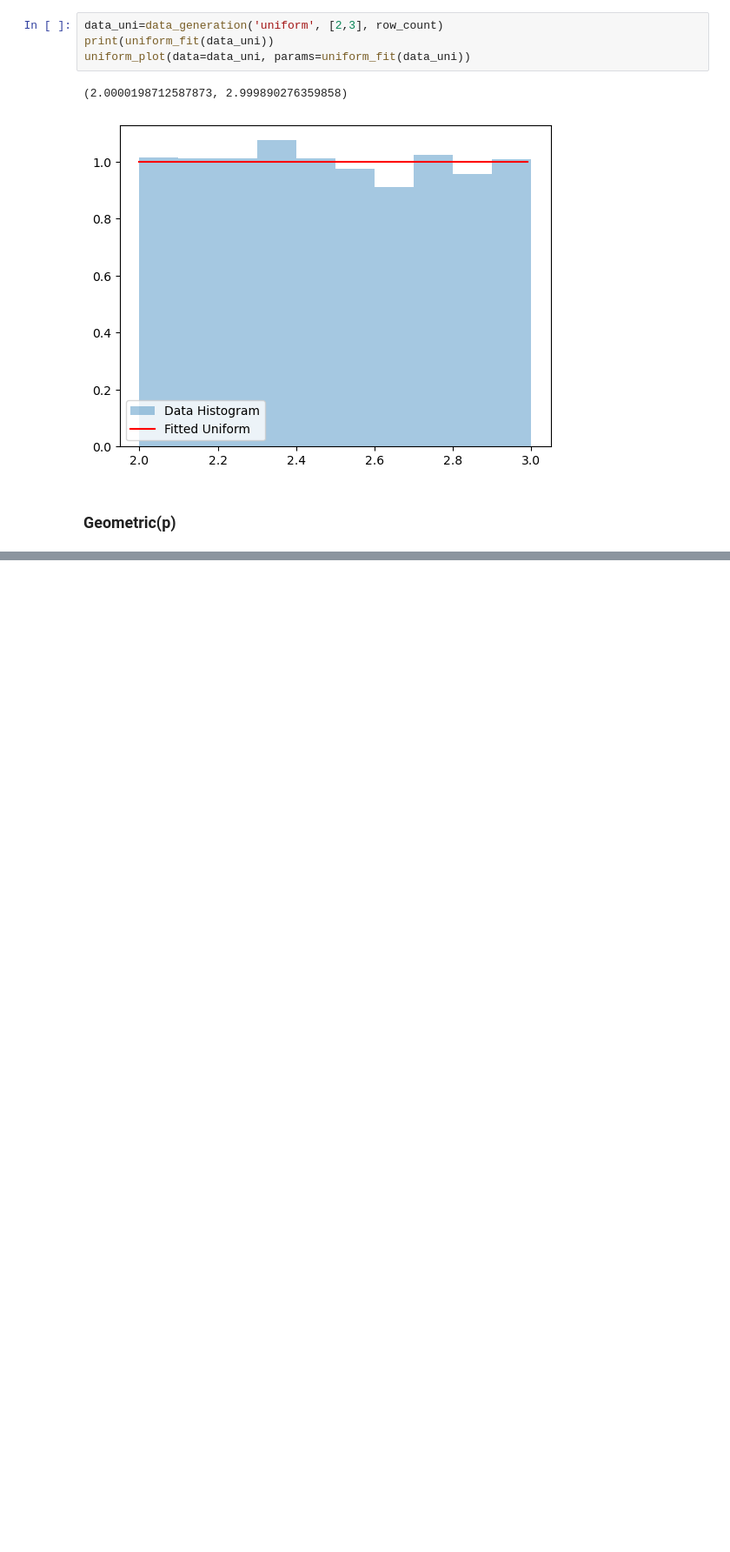
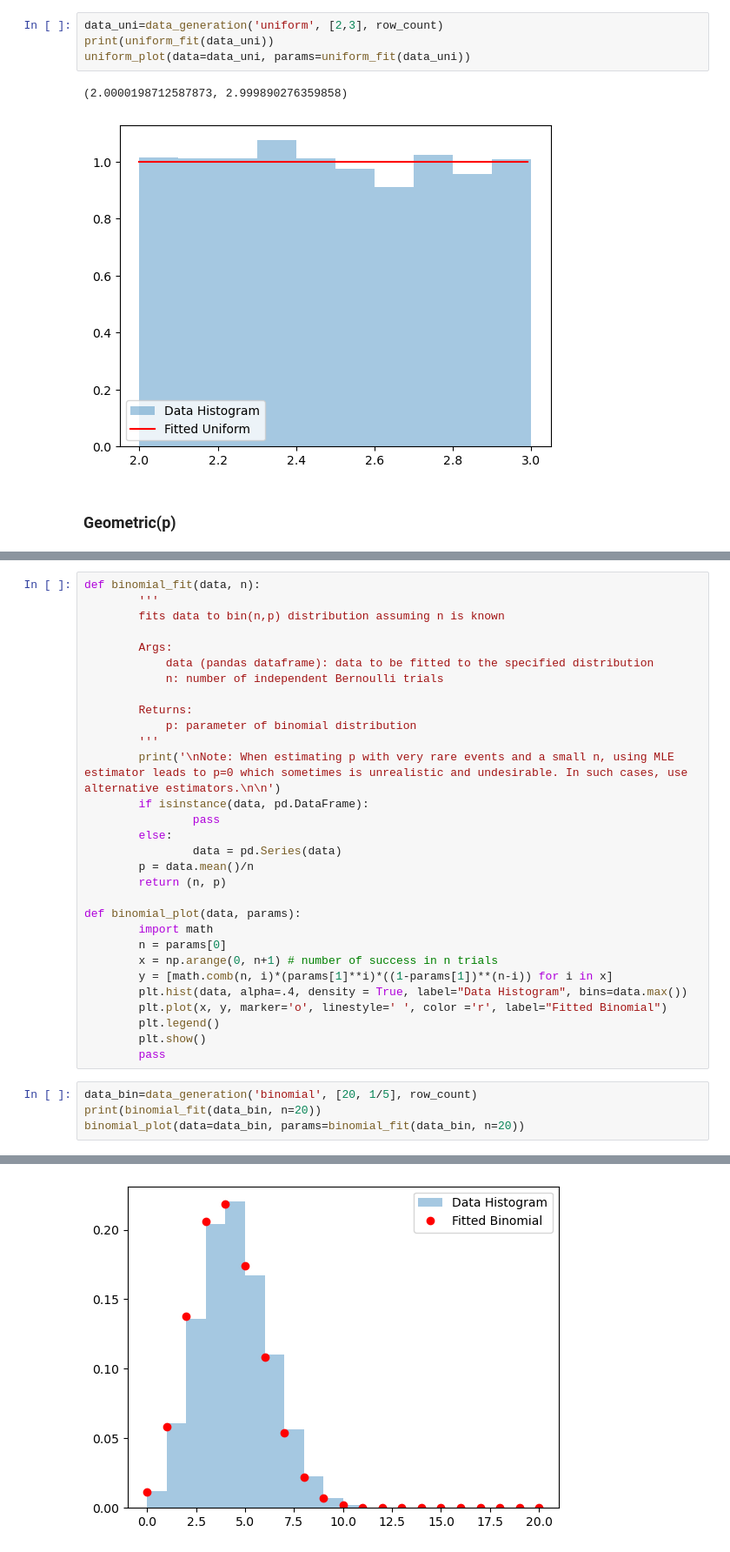
Before and after one commit to Mahshid-git/ISYE_6644_Distribution_Fitting, a Jupyter notebook: 01 Code/project_v2.ipynb, the cells around one changed output, grey strips where cells are left out. Shown at 87% size. Cells and saved outputs as stored; diff of their text form; blank space fills up the shorter version.

```diff
--- a/01 Code/project_v2.ipynb
+++ b/01 Code/project_v2.ipynb
@@ -272,0 +275,35 @@ geometric_plot(data=data_geom, params=geometric_fit(data_geom))
+# %%
+def binomial_fit(data, n):
+        '''
+        fits data to bin(n,p) distribution assuming n is known
+
+        Args:
+            data (pandas dataframe): data to be fitted to the specified distribution
+            n: number of independent Bernoulli trials
+
+        Returns:
+            p: parameter of binomial distribution
+        '''
+        print('\nNote: When estimating p with very rare events and a small n, using MLE estimator leads to p=0 which sometimes is unrealistic and undesirable. In such cases, use alternative estimators.\n\n')
+        if isinstance(data, pd.DataFrame):
+                pass
+        else:
+                data = pd.Series(data)
+        p = data.mean()/n
+        return (n, p)
+
+def binomial_plot(data, params):
+        import math
+        n = params[0]
+        x = np.arange(0, n+1) # number of success in n trials
+        y = [math.comb(n, i)*(params[1]**i)*((1-params[1])**(n-i)) for i in x]
+        plt.hist(data, alpha=.4, density = True, label="Data Histogram", bins=data.max())
+        plt.plot(x, y, marker='o', linestyle=' ', color ='r', label="Fitted Binomial")
+        plt.legend()
+        plt.show()
+        pass
+# %%
+data_bin=data_generation('binomial', [20, 1/5], row_count)
+print(binomial_fit(data_bin, n=20))
+binomial_plot(data=data_bin, params=binomial_fit(data_bin, n=20))
+# %% [output]
@@ -272,0 +316 @@ geometric_plot(data=data_geom, params=geometric_fit(data_geom))
+[figure, added]
```
Also changed, not shown: parts of 4 cells of this notebook.
